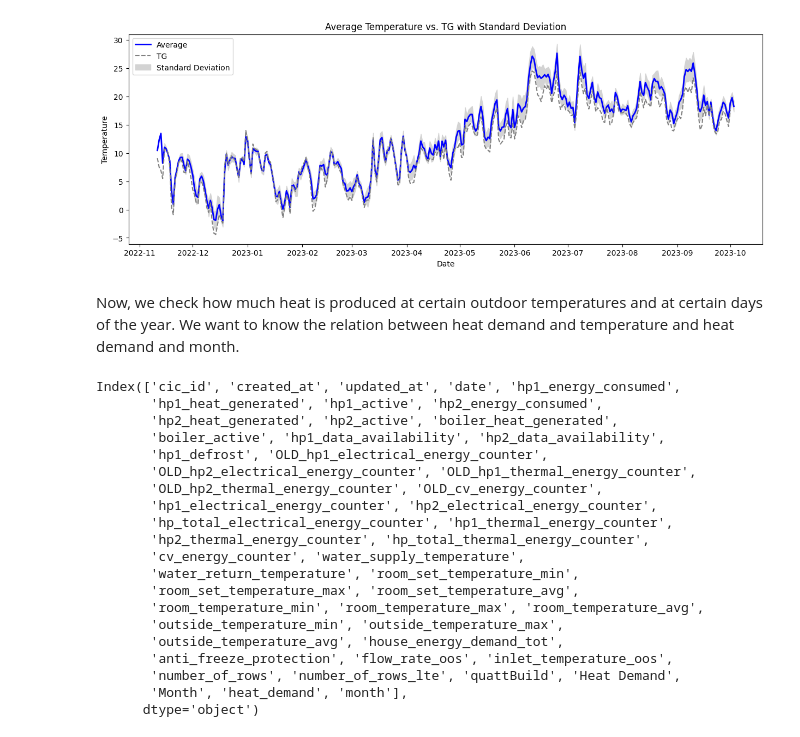
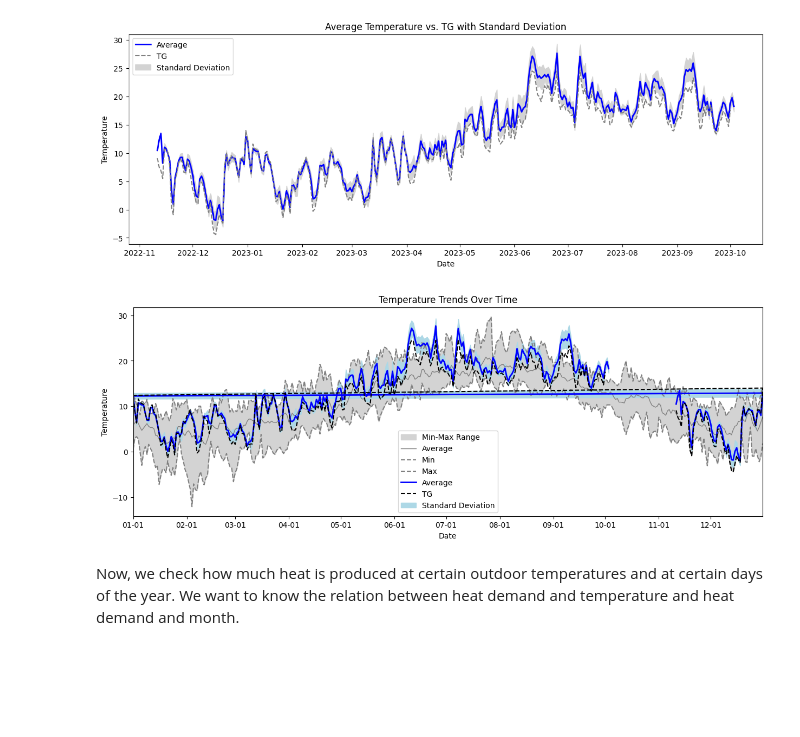
Before and after one commit to season0112/quatt_data_analysis, a Jupyter notebook: guaranteed-savings/Explorative_temperature_extrapolation.ipynb, the cells around one changed output. Drawn from its saved outputs; the diff is of its cells as text; code cells hidden in the pictures; blank space fills up the shorter version.

```diff
--- a/guaranteed-savings/Explorative_temperature_extrapolation.ipynb
+++ b/guaranteed-savings/Explorative_temperature_extrapolation.ipynb
@@ -64,11 +84,11 @@ else:
 # %%
 # add date columns to dataset
-df['date'] = pd.to_datetime(df['YYYYMMDD'], format='%Y%m%d')
-df['TG'] = df['TG'].astype(float)/10
-df['year'] = df['date'].dt.year
-df['month'] = df['date'].dt.month
-df['day'] = df['date'].dt.day
-df['month-day'] = df['date'].dt.strftime('%m-%d')
+df_knmi['date'] = pd.to_datetime(df['YYYYMMDD'], format='%Y%m%d')
+df_knmi['TG'] = df['TG'].astype(float)/10
+df_knmi['year'] = df['date'].dt.year
+df_knmi['month'] = df['date'].dt.month
+df_knmi['day'] = df['date'].dt.day
+df_knmi['month-day'] = df['date'].dt.strftime('%m-%d')
 # %%
 # create new dataframe with average temperature per day (for last 10 years)
 df_year=pd.DataFrame()
@@ -165,3 +185,36 @@ plt.legend()
 plt.show()
 # %% [output]
 [figure]
+# %%
+# Plotting
+plt.figure(figsize=(15, 5))
+
+plt.fill_between(df_year['Date'], df_year['TG-min'], df_year['TG-max'], color='lightgrey', label='Min-Max Range')
+plt.plot(df_year['Date'], df_year['TG-avg'], color='grey', linewidth=1, label='Average')
+plt.plot(df_year['Date'], df_year['TG-min'], color='grey', linestyle='--', label='Min')
+plt.plot(df_year['Date'], df_year['TG-max'], color='grey', linestyle='--', label='Max')
+# Plot average temperature measured
+plt.plot(df_cic_avg['plotting_date'], df_cic_avg['temp_avg'], color='blue', linewidth=2, label='Average')
+# Plot TG
+plt.plot(df_cic_avg['plotting_date'], df_cic_avg['TG'], color='black', linestyle='--', label='TG')
+# Plot standard deviation as a shaded area
+plt.fill_between(df_cic_avg['plotting_date'],
+                 df_cic_avg['temp_avg'] - df_cic_avg['temp_avg_std'],
+                 df_cic_avg['temp_avg'] + df_cic_avg['temp_avg_std'],
+                 color='lightblue', label='Standard Deviation')
+
+
+# Adding labels and legend
+plt.xlabel('Date')
+plt.ylabel('Temperature')
+plt.title('Temperature Trends Over Time')
+plt.legend()
+
+# Set x-axis limits to the minimum and maximum date values
+plt.xlim(df_year['Date'].min(), df_year['Date'].max())
+plt.gca().xaxis.set_major_formatter(mdates.DateFormatter('%m-%d'))
+
+# Show the plot
+plt.show()
+# %% [output]
+[figure, added]
@@ -168,26 +224,3 @@ plt.show()
 # %% [markdown]
 Now, we check how much heat is produced at certain outdoor temperatures and at certain days of the year.
 We want to know the relation between heat demand and temperature and heat demand and month.
-# %%
-df_cic.columns
-# %% [output]
-Index(['cic_id', 'created_at', 'updated_at', 'date', 'hp1_energy_consumed',
-       'hp1_heat_generated', 'hp1_active', 'hp2_energy_consumed',
-       'hp2_heat_generated', 'hp2_active', 'boiler_heat_generated',
-       'boiler_active', 'hp1_data_availability', 'hp2_data_availability',
-       'hp1_defrost', 'OLD_hp1_electrical_energy_counter',
-       'OLD_hp2_electrical_energy_counter', 'OLD_hp1_thermal_energy_counter',
-       'OLD_hp2_thermal_energy_counter', 'OLD_cv_energy_counter',
-       'hp1_electrical_energy_counter', 'hp2_electrical_energy_counter',
-       'hp_total_electrical_energy_counter', 'hp1_thermal_energy_counter',
-       'hp2_thermal_energy_counter', 'hp_total_thermal_energy_counter',
-       'cv_energy_counter', 'water_supply_temperature',
-       'water_return_temperature', 'room_set_temperature_min',
-       'room_set_temperature_max', 'room_set_temperature_avg',
-       'room_temperature_min', 'room_temperature_max', 'room_temperature_avg',
-       'outside_temperature_min', 'outside_temperature_max',
-       'outside_temperature_avg', 'house_energy_demand_tot',
-       'anti_freeze_protection', 'flow_rate_oos', 'inlet_temperature_oos',
-       'number_of_rows', 'number_of_rows_lte', 'quattBuild', 'Heat Demand',
-       'Month', 'heat_demand', 'month'],
-      dtype='object')
```
Also changed, not shown: parts of 24 cells of this notebook.
